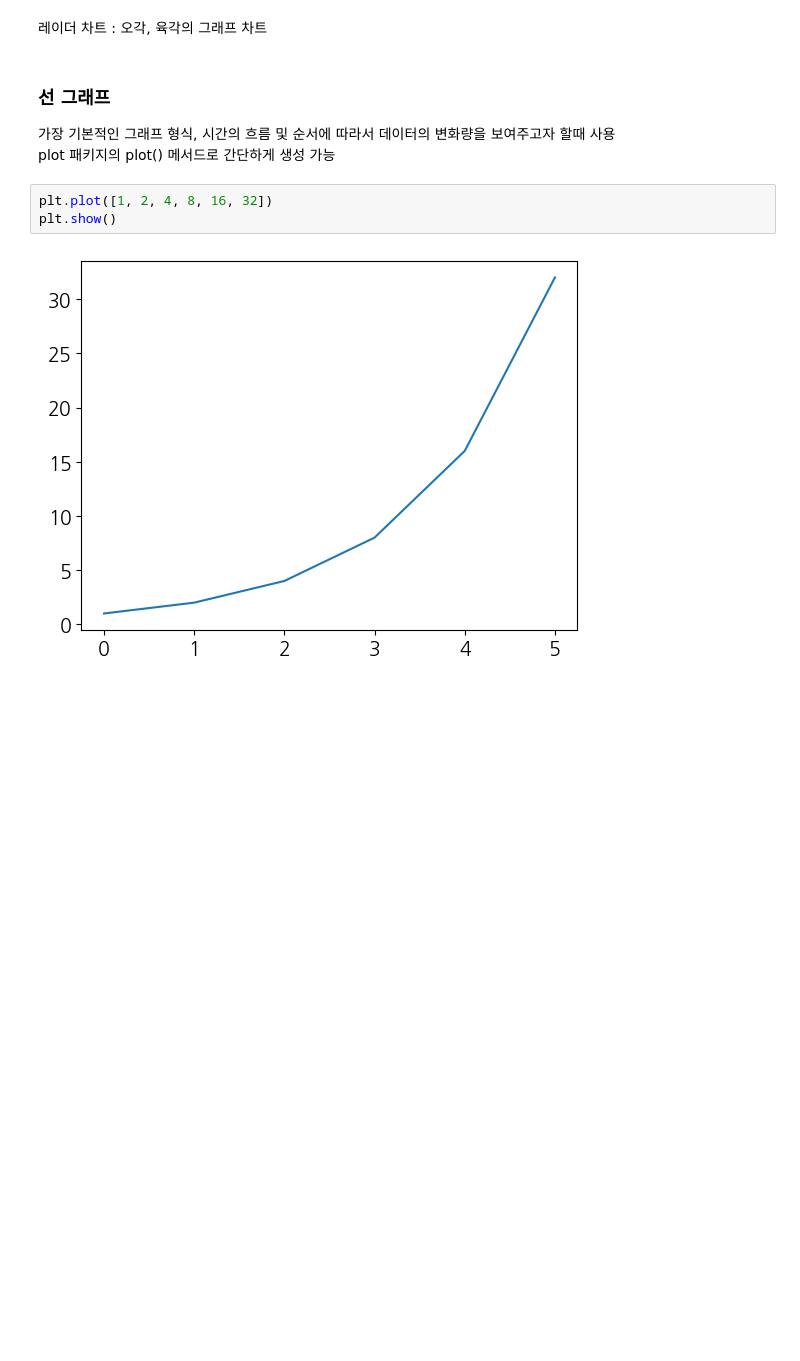
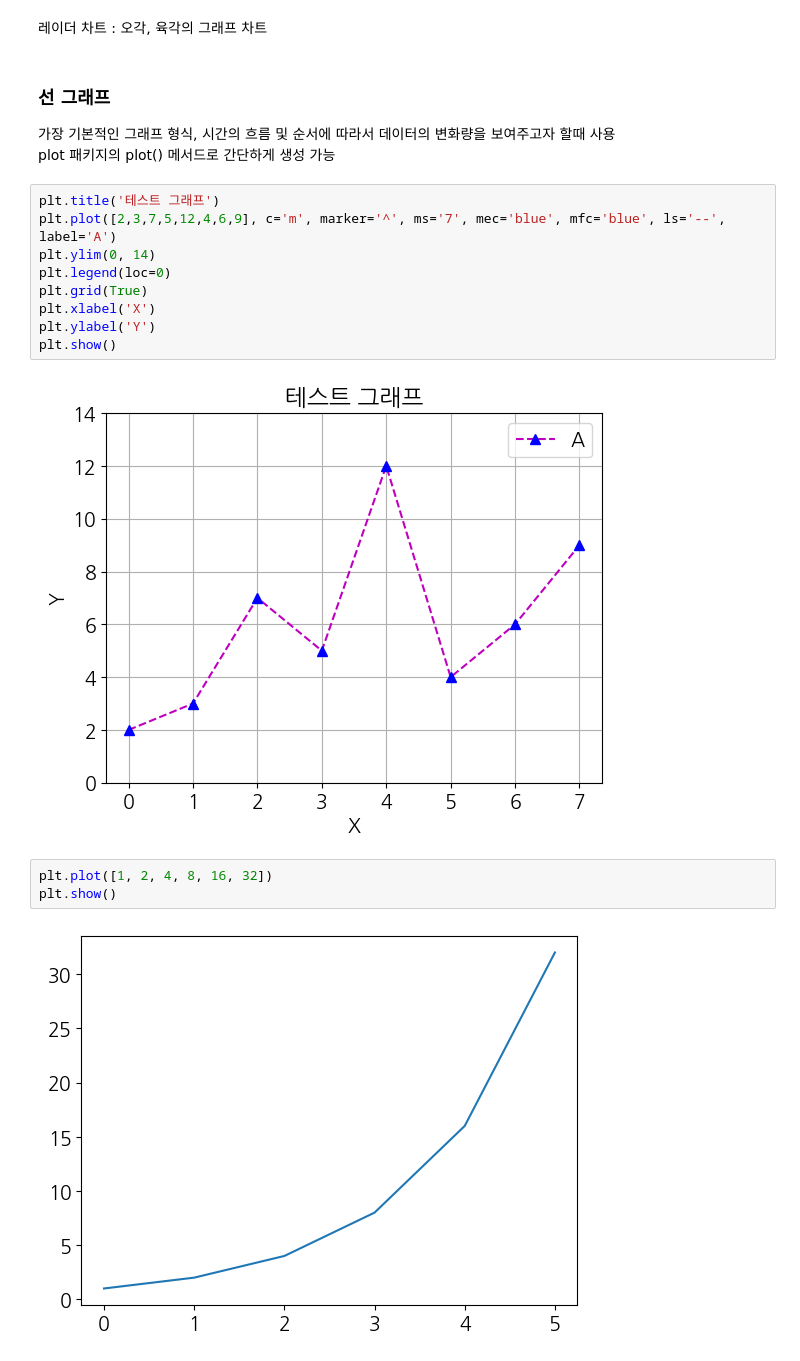
Before and after one commit to sw-lee-dev/python_20250203, a Jupyter notebook: h_visualize-data.ipynb, the cells around one changed output. Cells and saved outputs as stored; diff of their text form; blank space fills up the shorter version.

```diff
--- a/h_visualize-data.ipynb
+++ b/h_visualize-data.ipynb
@@ -71,6 +71,17 @@ plt.rcParams.update({
 ### 선 그래프
 가장 기본적인 그래프 형식, 시간의 흐름 및 순서에 따라서 데이터의 변화량을 보여주고자 할때 사용
 plot 패키지의 plot() 메서드로 간단하게 생성 가능
+# %%
+plt.title('테스트 그래프')
+plt.plot([2,3,7,5,12,4,6,9], c='m', marker='^', ms='7', mec='blue', mfc='blue', ls='--', label='A')
+plt.ylim(0, 14)
+plt.legend(loc=0)
+plt.grid(True)
+plt.xlabel('X')
+plt.ylabel('Y')
+plt.show()
+# %% [output]
+[figure, added]
 # %%
 plt.plot([1, 2, 4, 8, 16, 32])
 plt.show()
```
Also changed, not shown: parts of 13 cells of this notebook.
